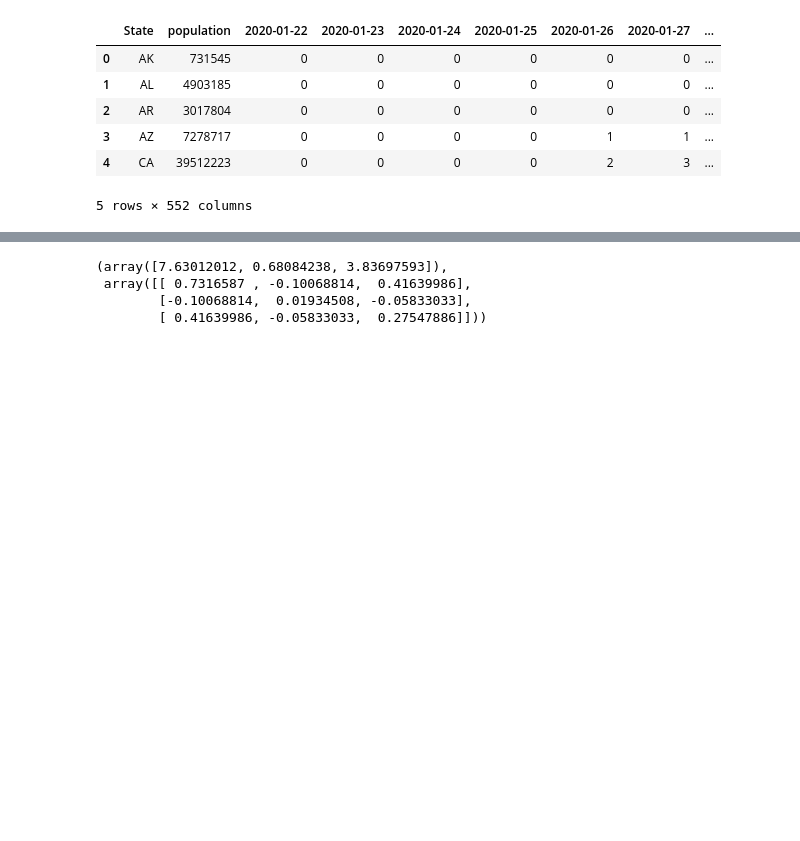
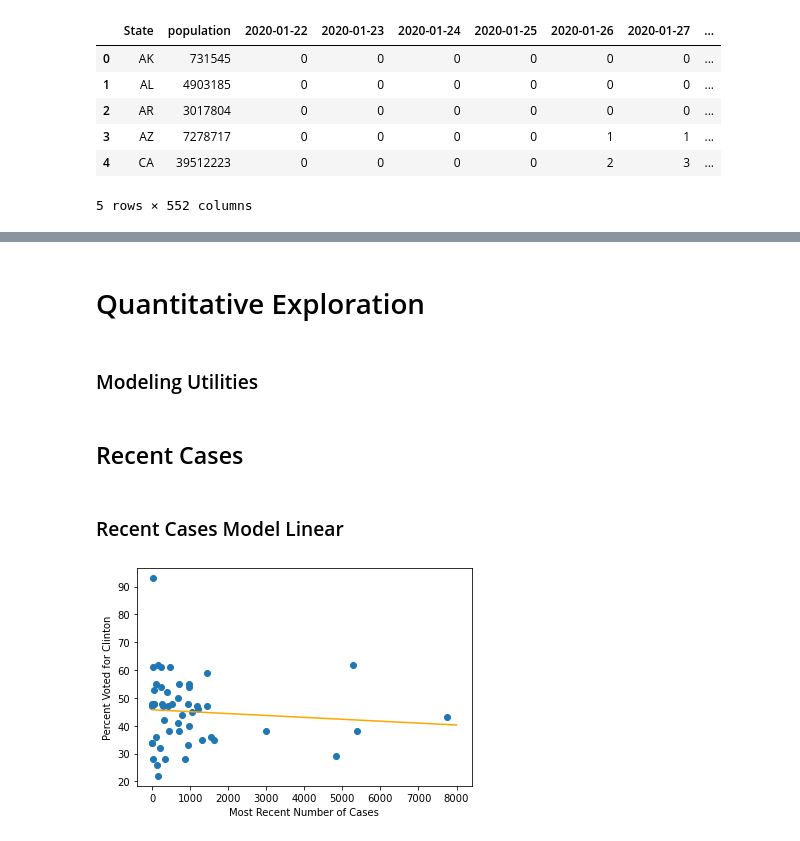
Before and after one commit to thudsonbu/ds-project-1, a Jupyter notebook: project-1.ipynb, the cells around one changed output, grey strips where cells are left out. Drawn from its saved outputs; the diff is of its cells as text; code cells hidden in the pictures; blank space fills up the shorter version.

Commit message:
cleanup, modeling utils refactor, linear models

```diff
--- a/project-1.ipynb
+++ b/project-1.ipynb
@@ -93 +104,3 @@ population_cases_election['ClintonWin'] = population_cases_election['Clinton'] >
+# %%
+pop_case_elec['clinton_win'] = pop_case_elec['Clinton'] > pop_case_elec['Trump']
 # %%
@@ -102,0 +118,2 @@ population_cases_election.head()
+# %%
+pop_case_elec = pop_case_elec.rename( columns={ 'State':'state', 'Clinton':'clinton', 'Trump':'trump' } )
@@ -103,3 +135,7 @@ population_cases_election.head()
+# %% [markdown]
+# Quantitative Exploration
+# %% [markdown]
+### Modeling Utilities
 # %%
 from scipy.optimize import curve_fit
 
@@ -108,19 +144,35 @@ def regression( model, x_data, y_data ):
     covariance  = 0
 
     found_betas, covariance = curve_fit( model, x_data, y_data )
-    beta_0, beta_1, beta_2 = found_betas
 
     return found_betas, covariance
 # %%
-xs = [0, 1, 2, 4, 6, 7 ]
-ys = [0, 1, 2, 4, 6, 7 ]
-
-def model( x, beta_0, beta_1, beta_2 ):
+def logistic_model( x, beta_0, beta_1, beta_2 ):
     return beta_0 / (1 + np.exp(beta_1 * ( beta_2 - x )))
-
-regression( model, xs, ys ) ft
-# %% [output]
-(array([7.63012012, 0.68084238, 3.83697593]),
- array([[ 0.7316587 , -0.10068814,  0.41639986],
-        [-0.10068814,  0.01934508, -0.05833033],
-        [ 0.41639986, -0.05833033,  0.27547886]]))
+# %%
+def linear_model( x, beta_0, beta_1 ):
+    return ( beta_0 * x ) + beta_1
+# %% [markdown]
+## Recent Cases
+# %% [markdown]
+### Recent Cases Model Linear
+# %%
+recent_cases       = pop_case_elec['2021-07-21'] - pop_case_elec['2021-07-20']
+clinton_percentage = pop_case_elec['clinton']
+
+_ = plt.scatter( recent_cases, clinton_percentage )
+
+_ = plt.xlabel('Most Recent Number of Cases')
+_ = plt.ylabel('Percent Voted for Clinton')
+
+
+betas, covariance = regression( linear_model, recent_cases, clinton_percentage )
+
+x = np.linspace(0, 8000, num=100)
+y = linear_model( x, betas[0], betas[1] )
+
+plt.plot( x, y, color='orange' )
+
+plt.show()
+# %% [output]
+[figure, added]
```
Also changed, not shown: parts of 16 cells of this notebook.
